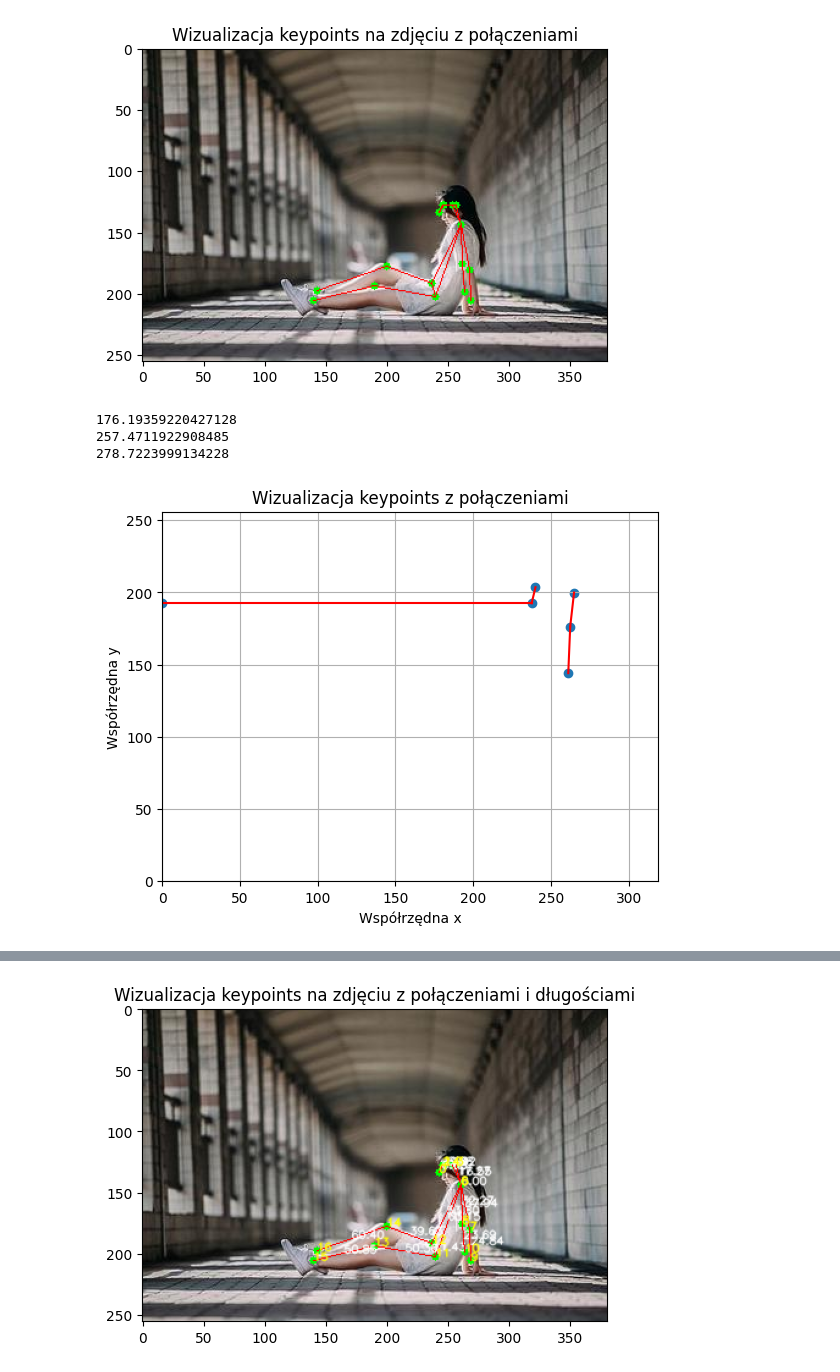
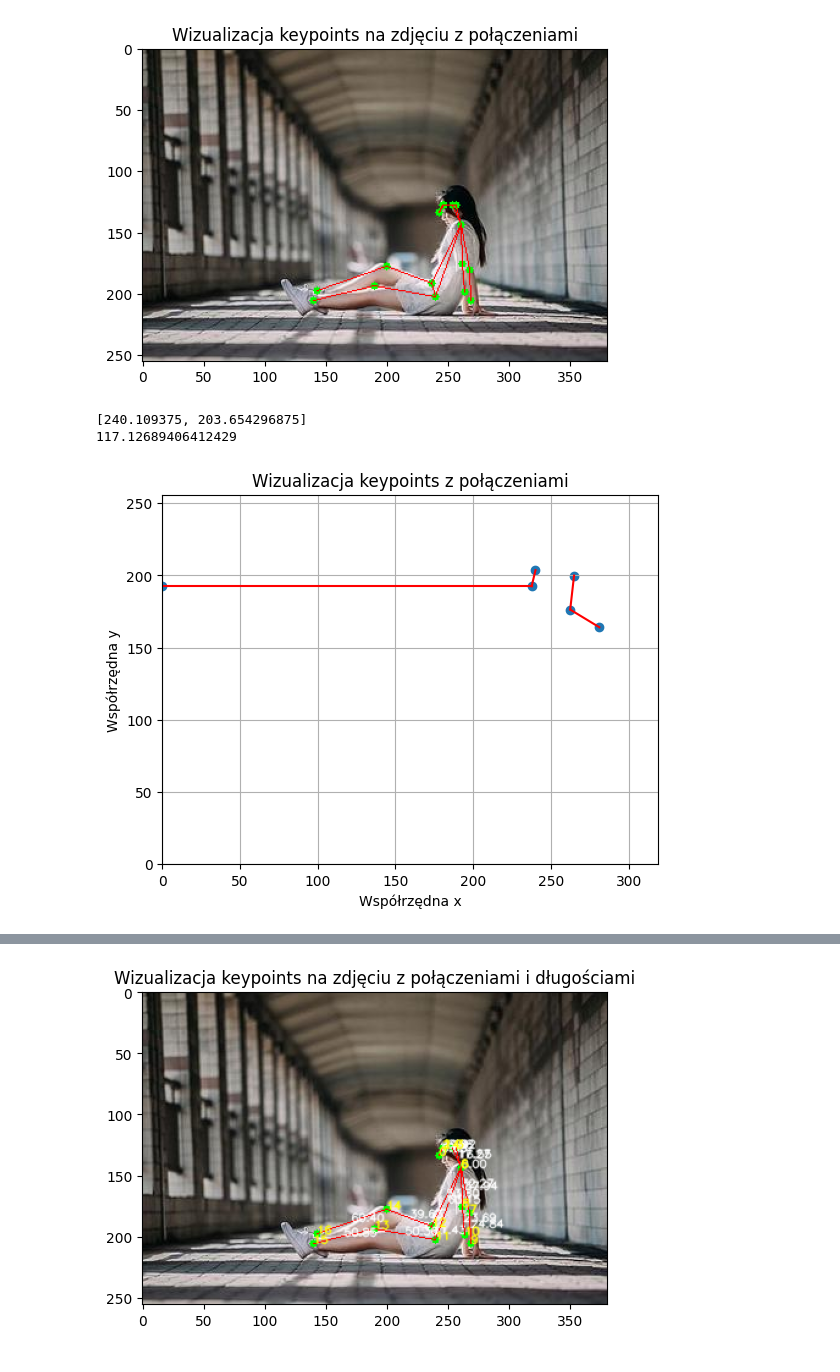
Before and after one commit to hbrt-rdzk/raight.move, a Jupyter notebook: notebooks/testing_code/test_visualization_2d.ipynb, the cells around one changed output, grey strips where cells are left out. Drawn from its saved outputs; the diff is of its cells as text; code cells hidden in the pictures.

```diff
--- a/notebooks/testing_code/test_visualization_2d.ipynb
+++ b/notebooks/testing_code/test_visualization_2d.ipynb
@@ -195,42 +195,46 @@ def get_angle3(a, b, c, base_points=None):
         base_angle = 0.0
     angle = angle3pt(a, b, c) - base_angle
     return angle + 360 if angle < 0 else angle
 
 # points to count anble
 point1, point2, point3 = keypoints[6], keypoints[8], keypoints[10]
 # base line
 point12, point11 = keypoints[12], keypoints[11]
 
 
 fir, sec = point12, point11
 base_poooint = [0.0, fir[1]]
-print(angle3pt(point1, point2, point3))
-print(get_base_angle(fir, sec))
-print(relative_angle3pt(point1, point2, point3, fir, sec))
-x_cos = [point1[0], point2[0], point3[0], point11[0], point12[0], base_poooint[0]]
-y_cos = [point1[1], point2[1], point3[1], point11[1], point12[1], base_poooint[1]]
+print(point11)
+point1 = [point1[0]+20, point1[1]+20]
+point2 = [point2[0], point2[1]]
+point3 = [point3[0], point3[1]]
+
+#print(angle3pt(point1, point2, point3))
+#print(get_base_angle(fir, sec))
+print(get_angle3(point1, point2, point3))
+x_cos = [point1[0], point2[0], point3[0], fir[0], sec[0], base_poooint[0]]
+y_cos = [point1[1], point2[1], point3[1], fir[1], sec[1], base_poooint[1]]
 plt.scatter(x_cos, y_cos)
 plt.title('Wizualizacja keypoints z połączeniami')
 plt.xlabel('Współrzędna x')
 plt.ylabel('Współrzędna y')
 
 connections_2 = [[point1, point2], [point2, point3], [fir, sec], [fir, base_poooint]]
 for po1, po2 in connections_2:
     x_start, y_start = po1[0], po1[1]
     x_end, y_end = po2[0], po2[1]
     plt.plot([x_start, x_end], [y_start, y_end], color='red')
 
 # Ustaw zakres osi x i y, aby zaczynały się od 0
 plt.xlim(0, max(x_values) + 50)  # Dodaj 10 jednostek do maksymalnej wartości x dla lepszego wyglądu
 plt.ylim(0, max(y_values) + 50)  # Dodaj 10 jednostek do maksymalnej wartości y dla lepszego wyglądu
 
 plt.grid(True)
 plt.show()
 # %% [output]
-176.19359220427128
-257.4711922908485
-278.7223999134228
+[240.109375, 203.654296875]
+117.12689406412429
-[figure, old version]
+[figure, new version]
 # %%
 # Utwórz wykres
 plt.scatter(x_values, y_values)
```
Also changed, not shown: parts of 1 cell of this notebook, 8 other files.
